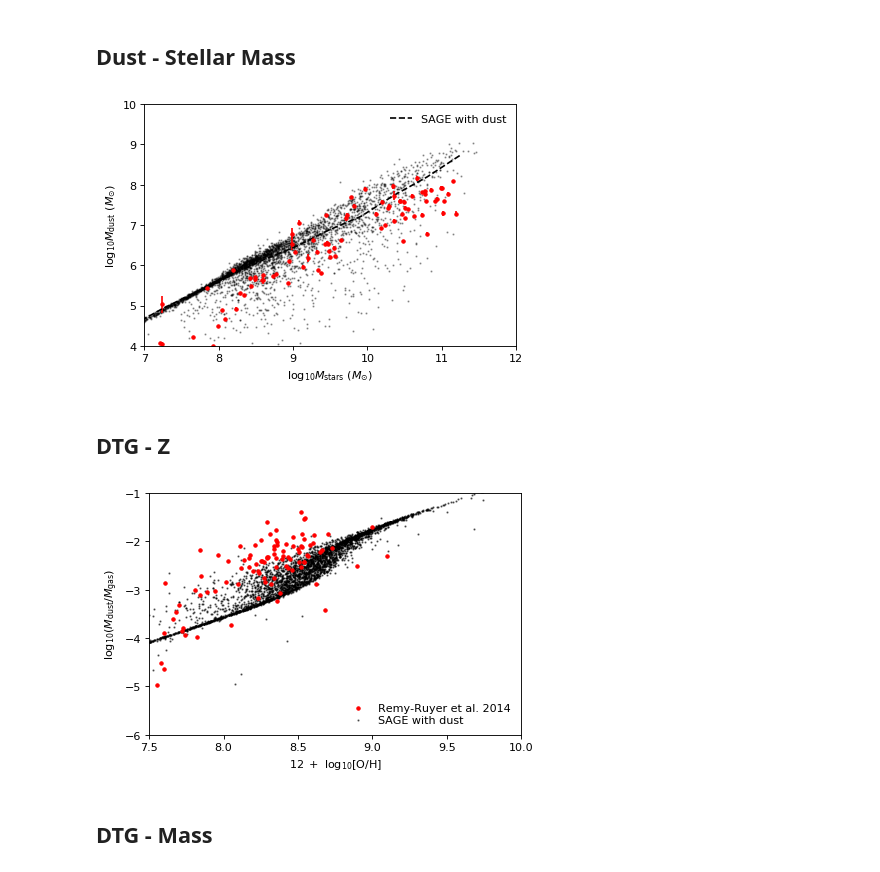
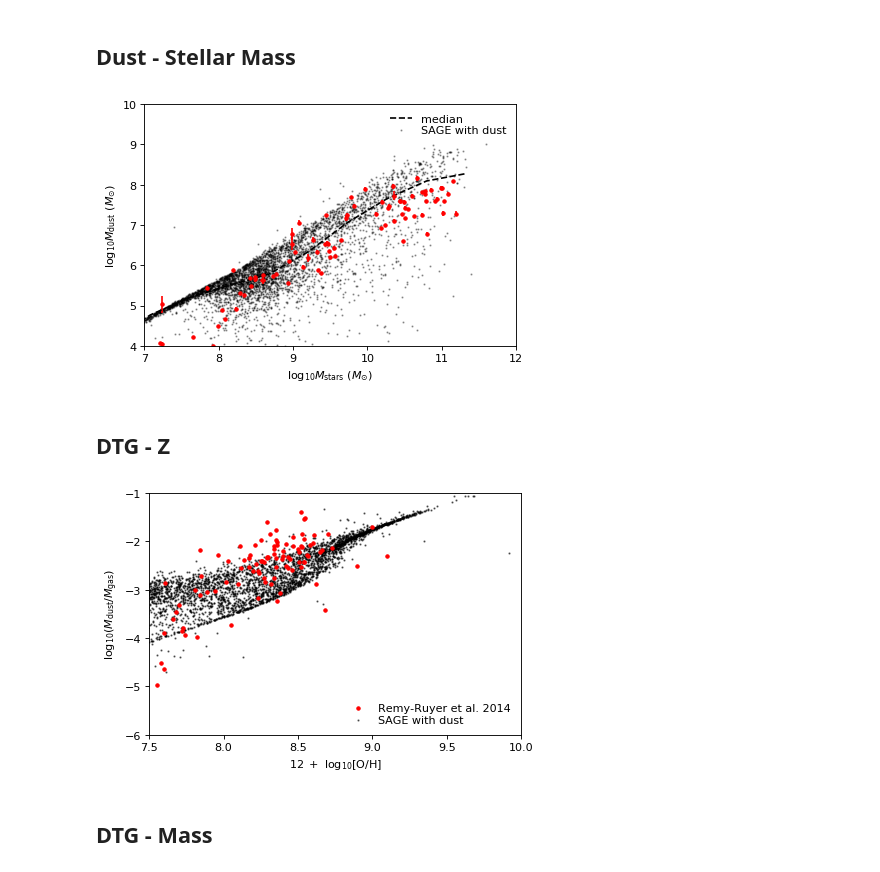
Before and after one commit to darrencroton/sage, a Jupyter notebook: analysis/allresults-new.ipynb, the cells around one changed output. Cells and saved outputs as stored; diff of their text form; code cells hidden in the pictures.

```diff
--- a/analysis/allresults-new.ipynb
+++ b/analysis/allresults-new.ipynb
@@ -14,11 +11,12 @@ BoxSize = ((62.5**3) * (1/8))**(1/3)
 dilute = 5000
 sSFRcut = -11.0
 # %%
-directory = '../src/auxdata/trees/play/'
+directory = '../src/auxdata/trees/dust/'
 filename = 'model'
-redshift = [0.000]
+redshift = [0.000, 1.386, 2.070, 3.060, 4.179, 5.289, 6.197, 7.272]
 firstfile = 0
-lastfile = 0
+lastfile = 7
+MaxTreeFiles = lastfile - firstfile + 1
 # %%
 def galdtype():
 	# Define the data-type for the public version of SAGE
@@ -190,6 +188,9 @@ def galdtype2():
         ('SfrBulge'                     , np.float32),
         ('SfrDiskZ'                     , np.float32),
         ('SfrBulgeZ'                    , np.float32),
+        ('dustdotform'                  , np.float32),
+        ('dustdotgrowth'                    , np.float32),
+        ('dustdotdestruct'                    , np.float32),
         ('Sfr'                          , (np.float32, 64)),
         ('DiskRadius'                   , np.float32),
         ('Cooling'                      , np.float32),
@@ -220,12 +221,14 @@ Galdesc = galdtype2()
 #Galdesc1 = galdtype1()
 #Galdesc2 = galdtype2()
 
+G_history = [0]*len(redshift)
 for i in range(len(redshift)):
     G_snap = []
     G_snap1 = []
     G_snap2 = []
     GalsTree = []
 
+    goodfile = 0
     for k in range(firstfile, lastfile+1):
         name = (directory+filename+'_z'+f'{redshift[i]:.3f}'+'_'+f'{k}')
         G = read_one_file(name, Galdesc)
@@ -233,3 +236,5 @@ for i in range(len(redshift)):
 
     G_snap = np.array(G_snap)
     G_snap = G_snap.view(recarray)
+
+    G_history[i] = G_snap
@@ -381,46 +390,46 @@ plt.errorbar(np.log10(star_rr), np.log10(dust_rr), np.log10((dusterr_rr + dust_r
 # %%
 plt.figure()
 ax = plt.subplot(111)
 
-w = np.where((G_snap.StellarMass > 0) & (G_snap.ColdDust > 0))[0]
+w = np.where((G_history[0].StellarMass > 0) & (G_history[0].ColdDust > 0))[0]
 if(len(w) > dilute): w = sample(list(w), dilute)
-mass = np.log10(G_snap.StellarMass[w] * 1.e10 / Hubble_h)
-dust = np.log10(G_snap.ColdDust[w] * 1.e10 / Hubble_h)
+mass = np.log10(G_history[0].StellarMass[w] * 1.e10 / Hubble_h)
+dust = np.log10(G_history[0].ColdDust[w] * 1.e10 / Hubble_h)
 
 total_bins = 20
 bins = np.linspace(mass.min(), mass.max(), total_bins)
 delta = bins[1]-bins[0]
 idx = np.digitize(mass, bins)
 tesmedian = [np.median(dust[idx==k]) for k in range(total_bins)]
 
-plt.scatter(mass, dust, marker='o', s=1, c='k', alpha=0.3)
-plt.plot(bins-delta/2, tesmedian, 'k--', label='SAGE with dust')
+plt.scatter(mass, dust, marker='o', s=1, c='k', alpha=0.3, label='SAGE with dust')
+plt.plot(bins-delta/2, tesmedian, 'k--', label='median')
 
 plt.errorbar(np.log10(star_rr), np.log10(dust_rr), np.log10((dusterr_rr + dust_rr) / dust_rr), fmt='r.')
 plt.xlim(7, 12)
 plt.ylim(4, 10)
 plt.xlabel(r'$\log_{10} M_{\mathrm{stars}}\ (M_{\odot})$')  # and the x-axis labels
 plt.ylabel(r'$\log_{10} M_{\mathrm{dust}}\ (M_{\odot})$')  # and the x-axis labels
 
 leg = plt.legend(loc=0, numpoints=1, labelspacing=0.1)
 leg.draw_frame(False)  # Don't want a box frame
 for t in leg.get_texts():  # Reduce the size of the text
     t.set_fontsize('medium')
 
-#plt.savefig('dust-mass.png')
+plt.savefig('plots/dust-mass-mini.png')
 # %% [output]
-[figure, old version]
+[figure, new version]
 # %% [markdown]
 ## DTG - Z
 # %%
 plt.figure()
 ax = plt.subplot(111)
 
-w = np.where((G_snap.MetalsColdGas > 0) & (G_snap.ColdDust > 0))[0]
+w = np.where((G_history[0].MetalsColdGas > 0) & (G_history[0].ColdDust > 0))[0]
 if(len(w) > dilute): w = sample(list(w), dilute)
 
-Z = np.log10((G_snap.MetalsColdGas[w] / G_snap.ColdGas[w]) / 0.02) + 9.0
-DTG = np.log10(G_snap.ColdDust[w]/G_snap.ColdGas[w])
+Z = np.log10((G_history[0].MetalsColdGas[w] / G_history[0].ColdGas[w]) / 0.02) + 9.0
+DTG = np.log10(G_history[0].ColdDust[w]/G_history[0].ColdGas[w])
 
 plt.scatter(Z, DTG, marker='o', s=1, c='k', alpha=0.5, label='SAGE with dust')
 plt.plot(Z_rr, DTG_rr, 'r.', label='Remy-Ruyer et al. 2014')
@@ -435,9 +444,9 @@ leg.draw_frame(False)  # Don't want a box frame
 for t in leg.get_texts():  # Reduce the size of the text
     t.set_fontsize('medium')
 
-#plt.savefig('DTG.png')
+plt.savefig('plots/DTG-mini.png')
 # %% [output]
-[figure, old version]
+[figure, new version]
 # %% [markdown]
 ## DTG - Mass
 # %%
```
Also changed, not shown: parts of 34 cells of this notebook, 1 other file.
